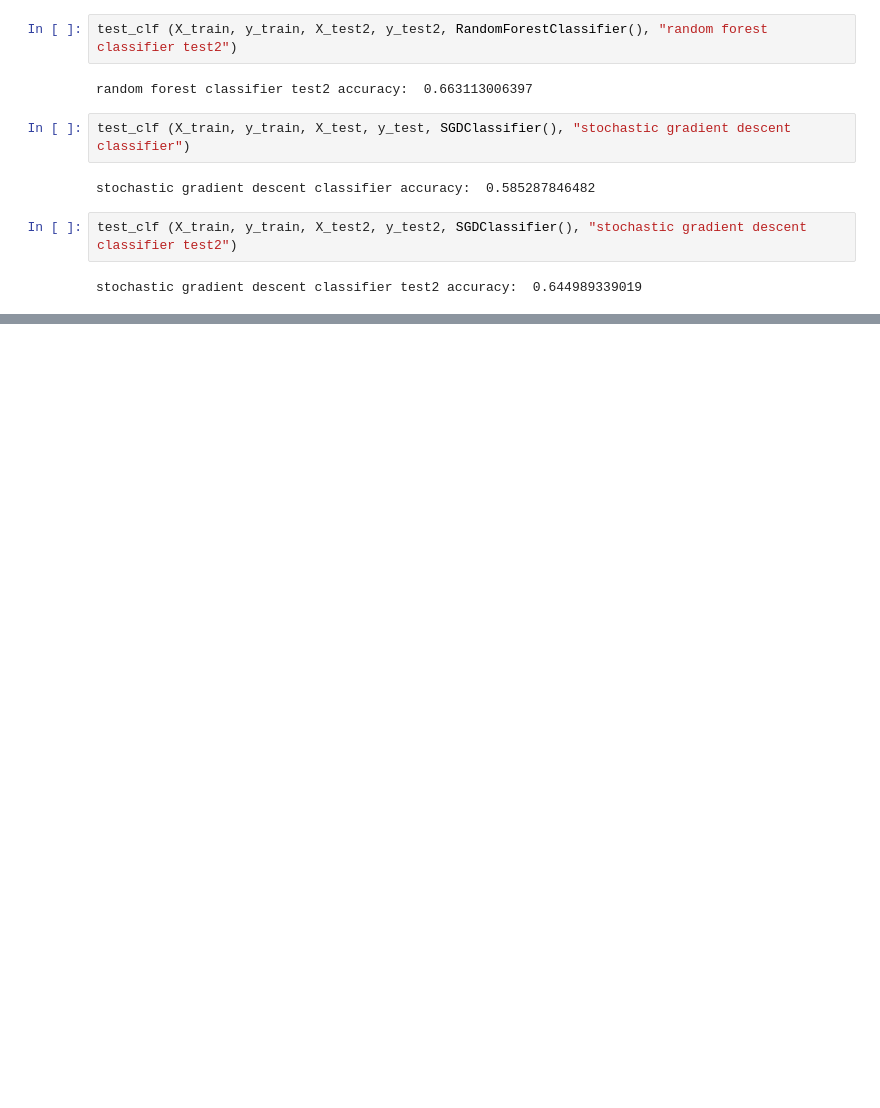
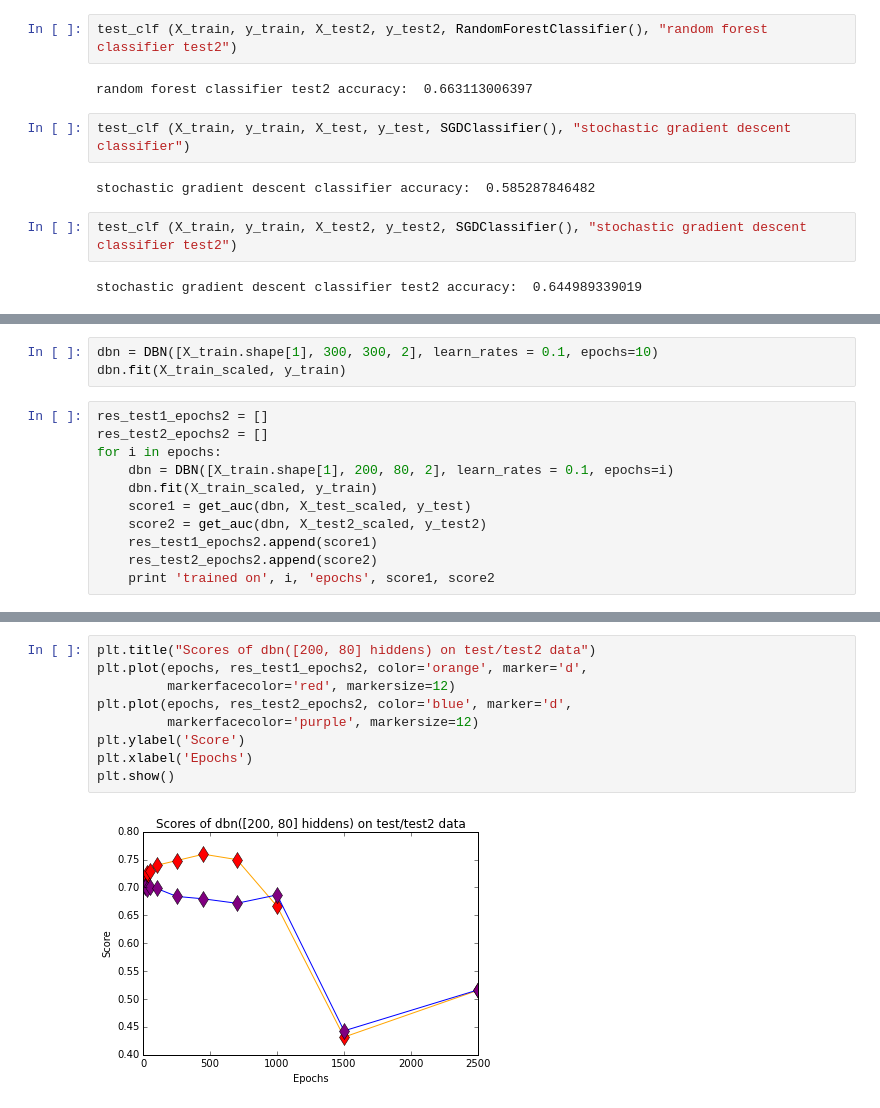
Before and after one commit to kostarion/summer_practics-dbn, a Jupyter notebook: Problem.ipynb, the cells around one changed output, grey strips where cells are left out. Cells and saved outputs as stored; diff of their text form; blank space fills up the shorter version.

```diff
--- a/Problem.ipynb
+++ b/Problem.ipynb
@@ -360,0 +518,14 @@ ImportError: No module named lasagne
+# %%
+dbn = DBN([X_train.shape[1], 300, 300, 2], learn_rates = 0.1, epochs=10)
+dbn.fit(X_train_scaled, y_train)
+# %%
+res_test1_epochs2 = []
+res_test2_epochs2 = []
+for i in epochs:
+    dbn = DBN([X_train.shape[1], 200, 80, 2], learn_rates = 0.1, epochs=i)
+    dbn.fit(X_train_scaled, y_train)
+    score1 = get_auc(dbn, X_test_scaled, y_test)
+    score2 = get_auc(dbn, X_test2_scaled, y_test2)
+    res_test1_epochs2.append(score1)
+    res_test2_epochs2.append(score2)
+    print 'trained on', i, 'epochs', score1, score2
@@ -360,0 +544,11 @@ ImportError: No module named lasagne
+# %%
+plt.title("Scores of dbn([200, 80] hiddens) on test/test2 data")
+plt.plot(epochs, res_test1_epochs2, color='orange', marker='d',
+         markerfacecolor='red', markersize=12)
+plt.plot(epochs, res_test2_epochs2, color='blue', marker='d',
+         markerfacecolor='purple', markersize=12)
+plt.ylabel('Score')
+plt.xlabel('Epochs')
+plt.show()
+# %% [output]
+[figure, added]
```
Also changed, not shown: parts of 51 cells of this notebook.
